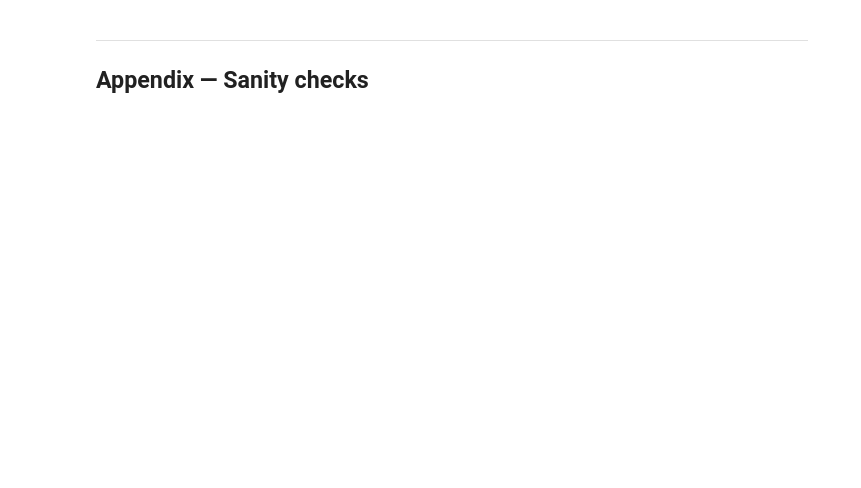
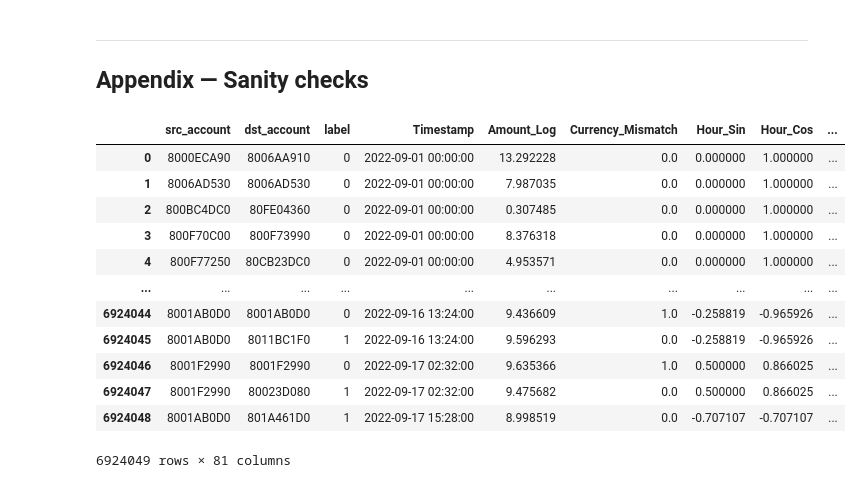
Before and after one commit to sandrokhizanishvili/AML_GNN_GMA, a Jupyter notebook: Data_preparation_gfp.ipynb, the cells around one changed output. Drawn from its saved outputs; the diff is of its cells as text; code cells hidden in the pictures; blank space fills up the shorter version.

```diff
--- a/Data_preparation_gfp.ipynb
+++ b/Data_preparation_gfp.ipynb
@@ -98,6 +128,9 @@ Drive already mounted at /content/drive; to attempt to forcibly remount, call dr
 # %%
-df_tr = pd.read_csv('Data/LI-Small_Trans.csv', low_memory=False)
-df_ac = pd.read_csv('Data/LI-Small_accounts.csv', low_memory=False)
+# df_tr = pd.read_csv('Data/LI-Small_Trans.csv', low_memory=False)
+# df_ac = pd.read_csv('Data/LI-Small_accounts.csv', low_memory=False)
+
+df_tr = pd.read_csv('/kaggle/input/datasets/ealtman2019/ibm-transactions-for-anti-money-laundering-aml/LI-Small_Trans.csv', low_memory=False)
+df_ac = pd.read_csv('/kaggle/input/datasets/ealtman2019/ibm-transactions-for-anti-money-laundering-aml/LI-Small_accounts.csv', low_memory=False)
 
 print(f'Transactions : {len(df_tr):,}')
 print(f'Accounts     : {len(df_ac):,}')
@@ -896,4 +1319,20 @@ print('═' * 60)
 # %% [markdown]
 ---
 ## Appendix — Sanity checks
+# %%
+edge_features
+# %% [output]
+|  | src_account | dst_account | label | Timestamp | Amount_Log | Currency_Mismatch | Hour_Sin | Hour_Cos | ... |
+| 0 | 8000ECA90 | 8006AA910 | 0 | 2022-09-01 00:00:00 | 13.292228 | 0.0 | 0.000000 | 1.000000 | ... |
+| 1 | 8006AD530 | 8006AD530 | 0 | 2022-09-01 00:00:00 | 7.987035 | 0.0 | 0.000000 | 1.000000 | ... |
+| 2 | 800BC4DC0 | 80FE04360 | 0 | 2022-09-01 00:00:00 | 0.307485 | 0.0 | 0.000000 | 1.000000 | ... |
+| 3 | 800F70C00 | 800F73990 | 0 | 2022-09-01 00:00:00 | 8.376318 | 0.0 | 0.000000 | 1.000000 | ... |
+| 4 | 800F77250 | 80CB23DC0 | 0 | 2022-09-01 00:00:00 | 4.953571 | 0.0 | 0.000000 | 1.000000 | ... |
+| ... | ... | ... | ... | ... | ... | ... | ... | ... | ... |
+| 6924044 | 8001AB0D0 | 8001AB0D0 | 0 | 2022-09-16 13:24:00 | 9.436609 | 1.0 | -0.258819 | -0.965926 | ... |
+| 6924045 | 8001AB0D0 | 8011BC1F0 | 1 | 2022-09-16 13:24:00 | 9.596293 | 0.0 | -0.258819 | -0.965926 | ... |
+| 6924046 | 8001F2990 | 8001F2990 | 0 | 2022-09-17 02:32:00 | 9.635366 | 1.0 | 0.500000 | 0.866025 | ... |
+| 6924047 | 8001F2990 | 80023D080 | 1 | 2022-09-17 02:32:00 | 9.475682 | 0.0 | 0.500000 | 0.866025 | ... |
+| 6924048 | 8001AB0D0 | 801A461D0 | 1 | 2022-09-17 15:28:00 | 8.998519 | 0.0 | -0.707107 | -0.707107 | ... |
+6924049 rows × 81 columns
 # %%
```
Also changed, not shown: parts of 36 cells of this notebook.
